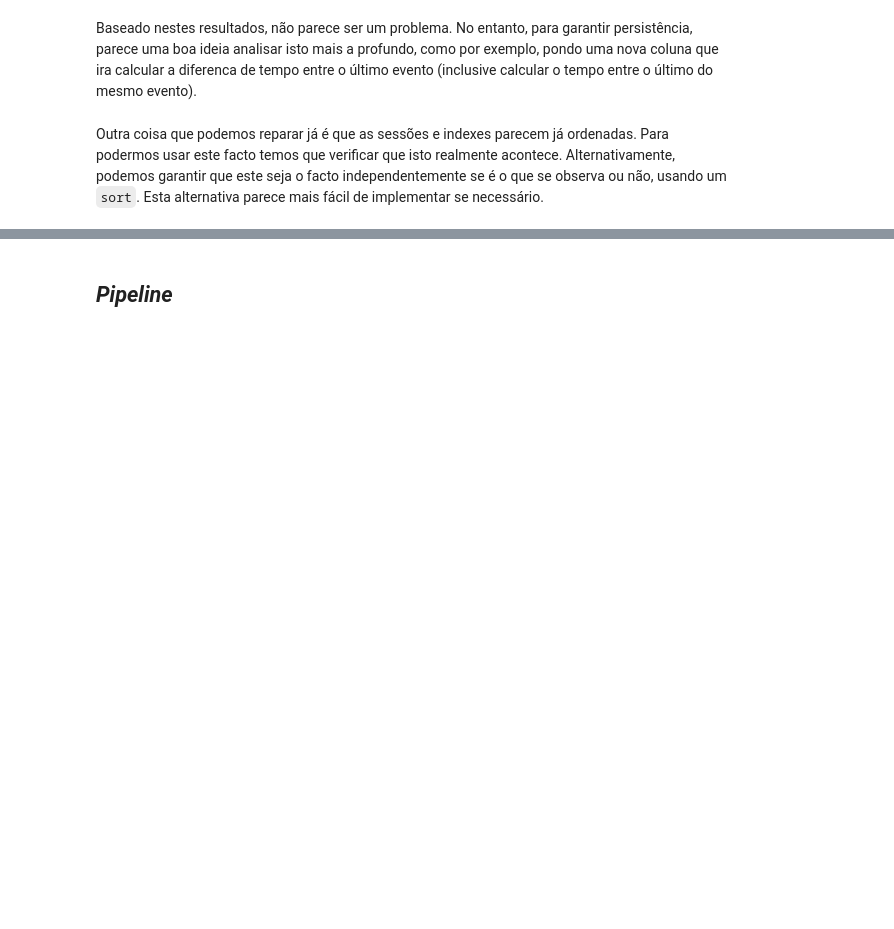
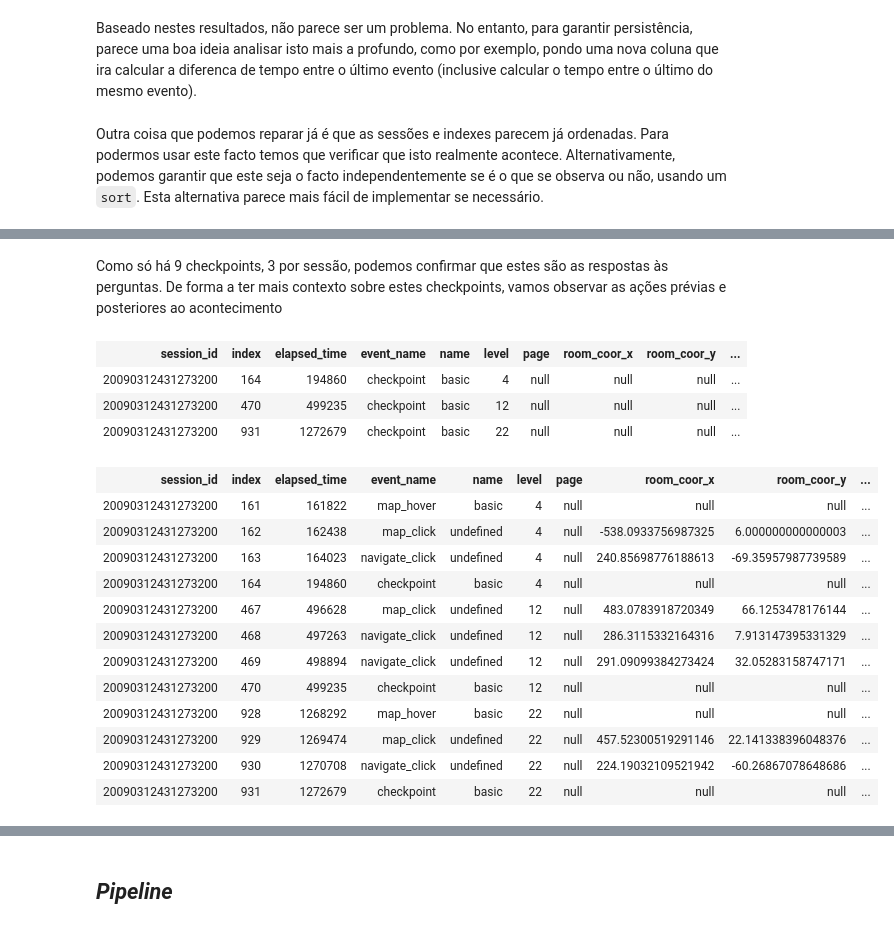
Before and after one commit to notPlancha/pbd, a Jupyter notebook: 1-formulacao.ipynb, the cells around one changed output, grey strips where cells are left out. Drawn from its saved outputs; the diff is of its cells as text; code cells hidden in the pictures; blank space fills up the shorter version.

```diff
--- a/1-formulacao.ipynb
+++ b/1-formulacao.ipynb
@@ -123,0 +198,27 @@ TODO resto das base de dados
+# %% [markdown]
+Como só há 9 checkpoints, 3 por sessão, podemos confirmar que estes são as respostas às perguntas. De forma a ter mais contexto sobre estes checkpoints, vamos observar as ações prévias e posteriores ao acontecimento
+# %%
+oneSess.filter(oneSess.event_name == "checkpoint")
+# %% [output]
+| session_id | index | elapsed_time | event_name | name | level | page | room_coor_x | room_coor_y | ... |
+| 20090312431273200 | 164 | 194860 | checkpoint | basic | 4 | null | null | null | ... |
+| 20090312431273200 | 470 | 499235 | checkpoint | basic | 12 | null | null | null | ... |
+| 20090312431273200 | 931 | 1272679 | checkpoint | basic | 22 | null | null | null | ... |
+# %%
+befAndAft = lambda numb: ({i for i in range(numb-3, numb+3)})
+(indexes := befAndAft(164)).update(befAndAft(470), befAndAft(931))
+oneSess.filter(oneSess["index"].isin(indexes))
+# %% [output]
+| session_id | index | elapsed_time | event_name | name | level | page | room_coor_x | room_coor_y | ... |
+| 20090312431273200 | 161 | 161822 | map_hover | basic | 4 | null | null | null | ... |
+| 20090312431273200 | 162 | 162438 | map_click | undefined | 4 | null | -538.0933756987325 | 6.000000000000003 | ... |
+| 20090312431273200 | 163 | 164023 | navigate_click | undefined | 4 | null | 240.85698776188613 | -69.35957987739589 | ... |
+| 20090312431273200 | 164 | 194860 | checkpoint | basic | 4 | null | null | null | ... |
+| 20090312431273200 | 467 | 496628 | map_click | undefined | 12 | null | 483.0783918720349 | 66.1253478176144 | ... |
+| 20090312431273200 | 468 | 497263 | navigate_click | undefined | 12 | null | 286.3115332164316 | 7.913147395331329 | ... |
+| 20090312431273200 | 469 | 498894 | navigate_click | undefined | 12 | null | 291.09099384273424 | 32.05283158747171 | ... |
+| 20090312431273200 | 470 | 499235 | checkpoint | basic | 12 | null | null | null | ... |
+| 20090312431273200 | 928 | 1268292 | map_hover | basic | 22 | null | null | null | ... |
+| 20090312431273200 | 929 | 1269474 | map_click | undefined | 22 | null | 457.52300519291146 | 22.141338396048376 | ... |
+| 20090312431273200 | 930 | 1270708 | navigate_click | undefined | 22 | null | 224.19032109521942 | -60.26867078648686 | ... |
+| 20090312431273200 | 931 | 1272679 | checkpoint | basic | 22 | null | null | null | ... |
```
Also changed, not shown: parts of 22 cells of this notebook, 1 other file.
